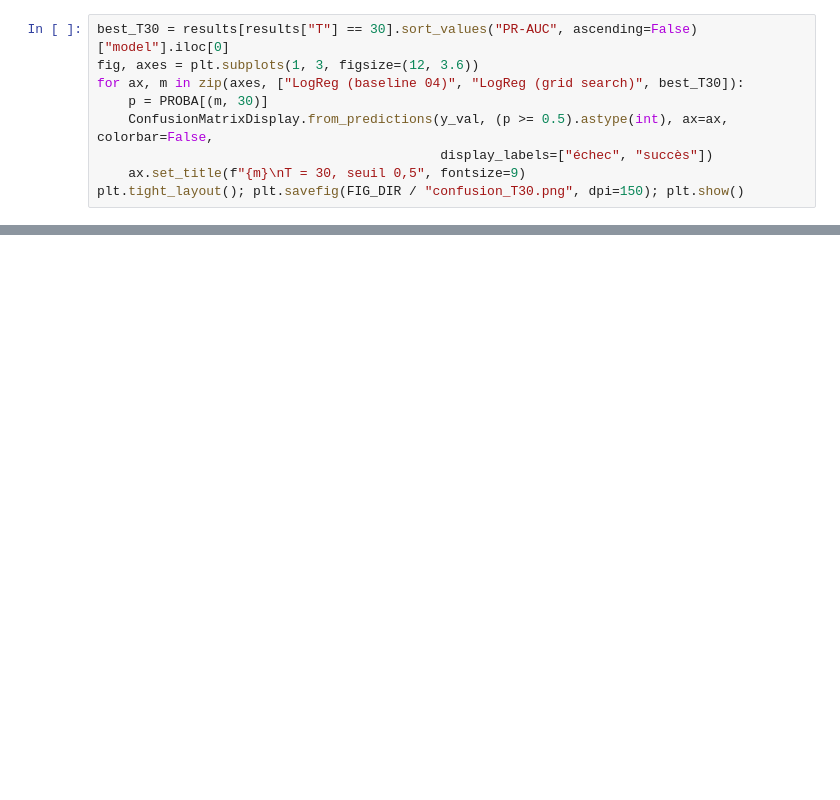
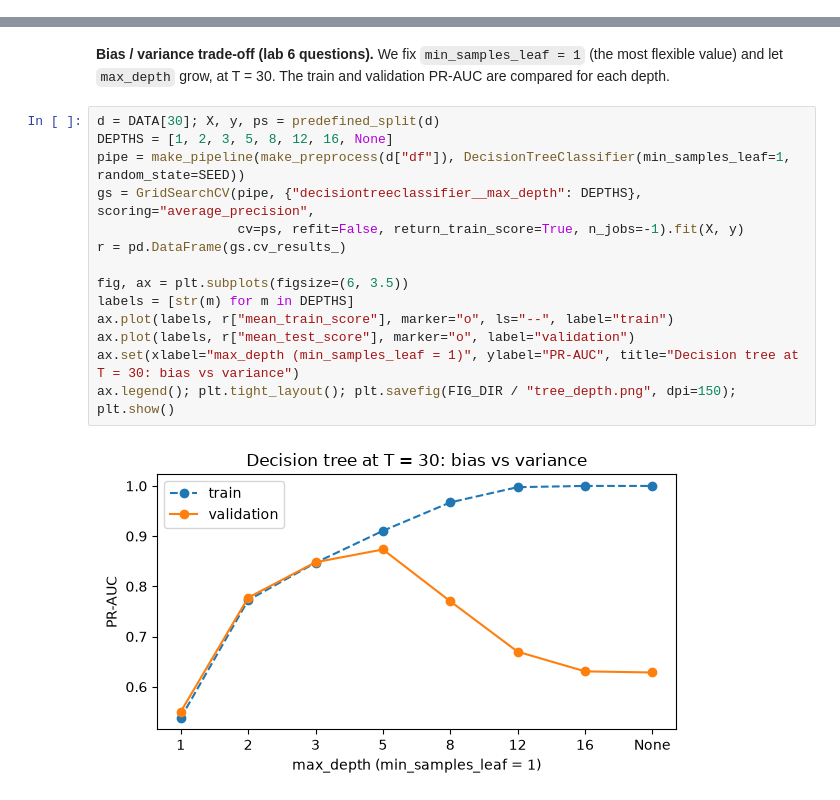
Before and after one commit to KZH-etu/SteamGameIA, a Jupyter notebook: notebooks/05_models.ipynb, the cells around one changed output, grey strips where cells are left out. Cells and saved outputs as stored; diff of their text form; blank space fills up the shorter version.

```diff
--- a/notebooks/05_models.ipynb
+++ b/notebooks/05_models.ipynb
@@ -383,9 +0,0 @@ plt.savefig(FIG_DIR / "prauc_vs_T_models.png", dpi=150); plt.show()
-# %%
-best_T30 = results[results["T"] == 30].sort_values("PR-AUC", ascending=False)["model"].iloc[0]
-fig, axes = plt.subplots(1, 3, figsize=(12, 3.6))
-for ax, m in zip(axes, ["LogReg (baseline 04)", "LogReg (grid search)", best_T30]):
-    p = PROBA[(m, 30)]
-    ConfusionMatrixDisplay.from_predictions(y_val, (p >= 0.5).astype(int), ax=ax, colorbar=False,
-                                            display_labels=["échec", "succès"])
-    ax.set_title(f"{m}\nT = 30, seuil 0,5", fontsize=9)
-plt.tight_layout(); plt.savefig(FIG_DIR / "confusion_T30.png", dpi=150); plt.show()
@@ -488,0 +233,18 @@ Test non utilisé (RUN_TEST = False).
+# %% [markdown]
+**Bias / variance trade-off (lab 6 questions).** We fix `min_samples_leaf = 1` (the most flexible value) and let `max_depth` grow, at T = 30. The train and validation PR-AUC are compared for each depth.
+# %%
+d = DATA[30]; X, y, ps = predefined_split(d)
+DEPTHS = [1, 2, 3, 5, 8, 12, 16, None]
+pipe = make_pipeline(make_preprocess(d["df"]), DecisionTreeClassifier(min_samples_leaf=1, random_state=SEED))
+gs = GridSearchCV(pipe, {"decisiontreeclassifier__max_depth": DEPTHS}, scoring="average_precision",
+                  cv=ps, refit=False, return_train_score=True, n_jobs=-1).fit(X, y)
+r = pd.DataFrame(gs.cv_results_)
+
+fig, ax = plt.subplots(figsize=(6, 3.5))
+labels = [str(m) for m in DEPTHS]
+ax.plot(labels, r["mean_train_score"], marker="o", ls="--", label="train")
+ax.plot(labels, r["mean_test_score"], marker="o", label="validation")
+ax.set(xlabel="max_depth (min_samples_leaf = 1)", ylabel="PR-AUC", title="Decision tree at T = 30: bias vs variance")
+ax.legend(); plt.tight_layout(); plt.savefig(FIG_DIR / "tree_depth.png", dpi=150); plt.show()
+# %% [output]
+[figure, added]
```
Also changed, not shown: parts of 66 cells of this notebook, 20 other files.
